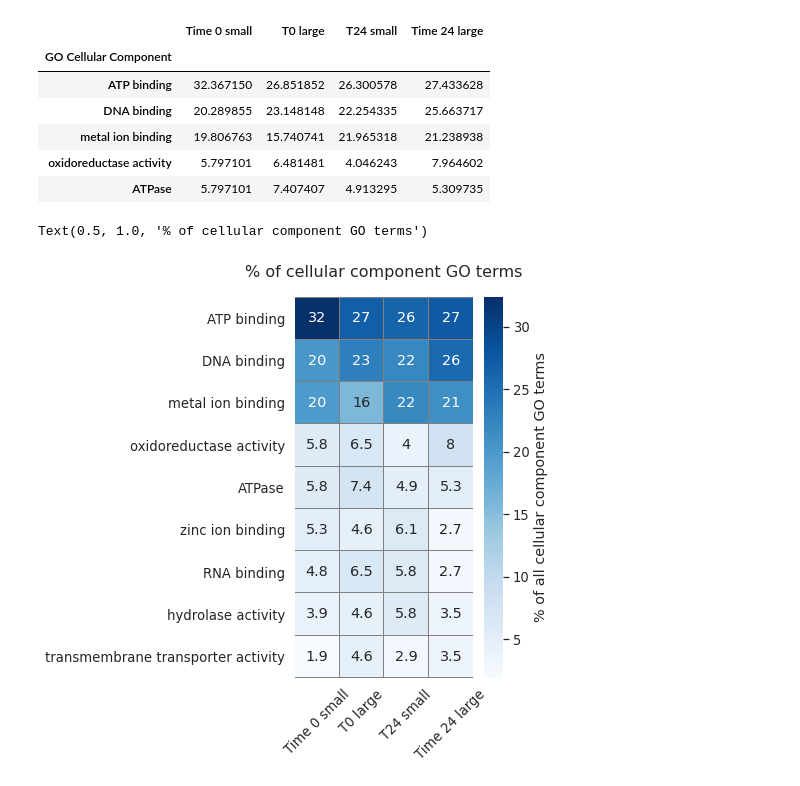
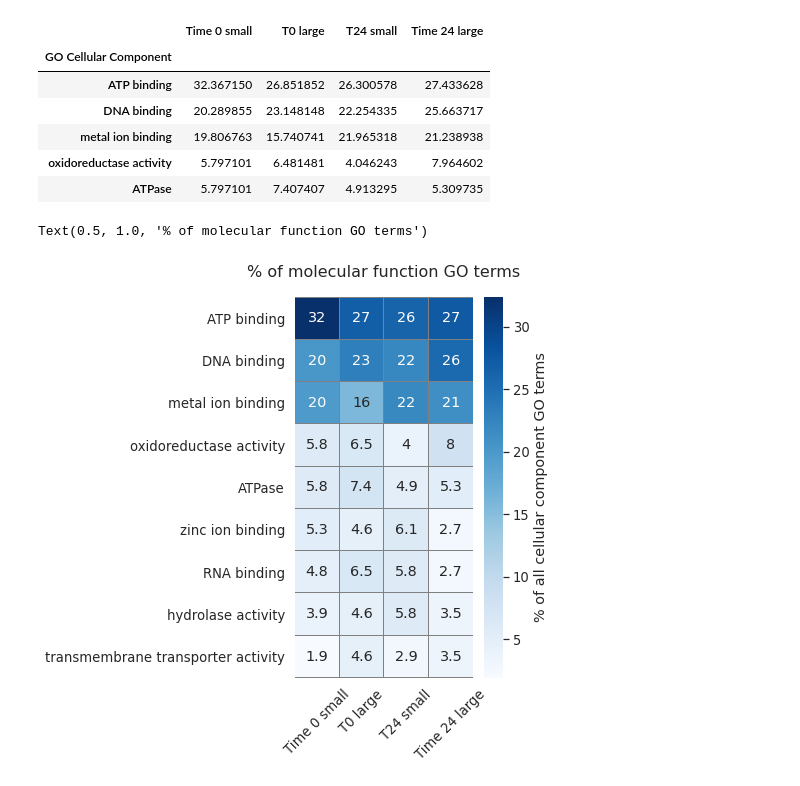
Before and after one commit to MeganEDuffy/amazon, a Jupyter notebook: notebooks/Trocas7_INCUBATIONS/GO-terms-CC.ipynb, the cells around one changed output. Cells and saved outputs as stored; diff of their text form; code cells hidden in the pictures.

```diff
--- a/notebooks/Trocas7_INCUBATIONS/GO-terms-CC.ipynb
+++ b/notebooks/Trocas7_INCUBATIONS/GO-terms-CC.ipynb
@@ -70,22 +74,22 @@ mf.head()
 # %%
 sns.set(font_scale=1.2)
 
 fig, ax = plt.subplots(figsize=(4,7))
 
 ax = sns.heatmap(mf, cmap="Blues", annot=True, linecolor = 'grey', linewidths=.01, \
                 square=False, cbar_kws={'label': '% of all cellular component GO terms'}, label='big')
 
 ax.set_ylabel('')
 
 # turn the axis label
 for item in ax.get_yticklabels():
     item.set_rotation(0)
 
 
 for item in ax.get_xticklabels():
     item.set_rotation(45)
 
-plt.title("% of cellular component GO terms", size = 16, pad = 20)
+plt.title("% of molecular function GO terms", size = 16, pad = 20)
 # %% [output]
-Text(0.5, 1.0, '% of cellular component GO terms')
+Text(0.5, 1.0, '% of molecular function GO terms')
-[figure, old version]
+[figure, new version]
```
Also changed, not shown: parts of 2 cells of this notebook, 5 other files.
